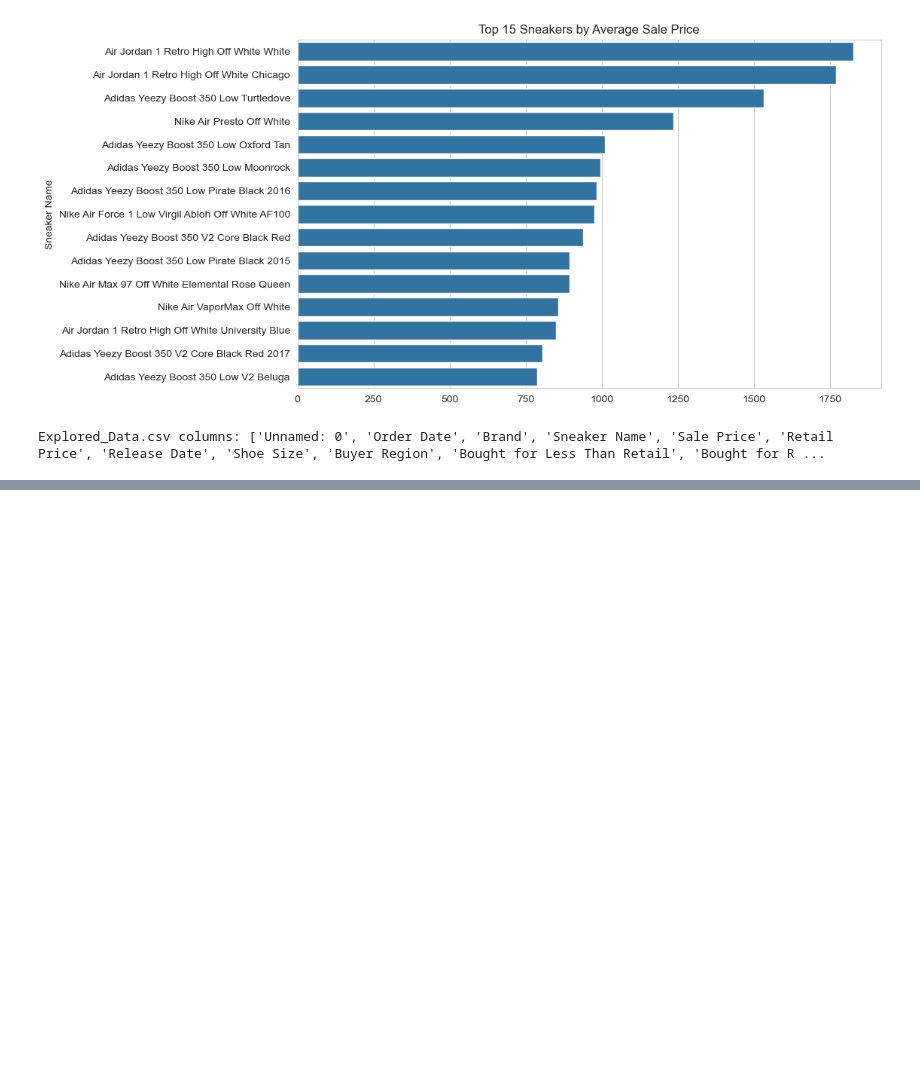
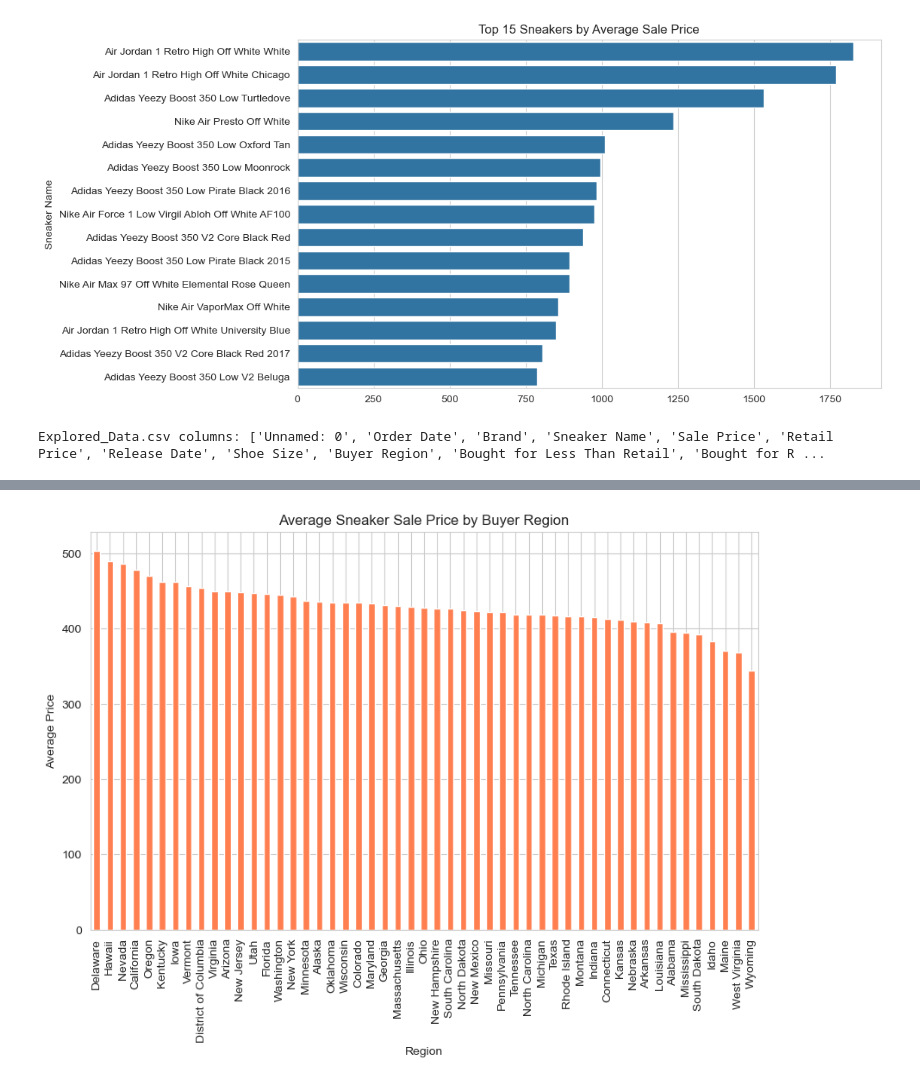
Before and after one commit to AksAad/Sneaker-price-prediction, a Jupyter notebook: notebooks/eda_visuals.ipynb, the cells around one changed output, grey strips where cells are left out. Saved outputs shown, nothing was run; the diff lists cells and outputs as text; code cells hidden in the pictures; blank space fills up the shorter version.

```diff
--- a/notebooks/eda_visuals.ipynb
+++ b/notebooks/eda_visuals.ipynb
@@ -171,0 +206,11 @@ if 'Unnamed: 0' in explored_df.columns:
+# %%
+region_avg = explored_df.groupby('Buyer Region')['Sale Price'].mean().sort_values(ascending=False)
+
+plt.figure(figsize=(10,6))
+region_avg.plot(kind='bar', color='coral')
+plt.title("Average Sneaker Sale Price by Buyer Region")
+plt.ylabel("Average Price")
+plt.xlabel("Region")
+plt.show()
+# %% [output]
+[figure, added]
```
Also changed, not shown: parts of 12 cells of this notebook.
